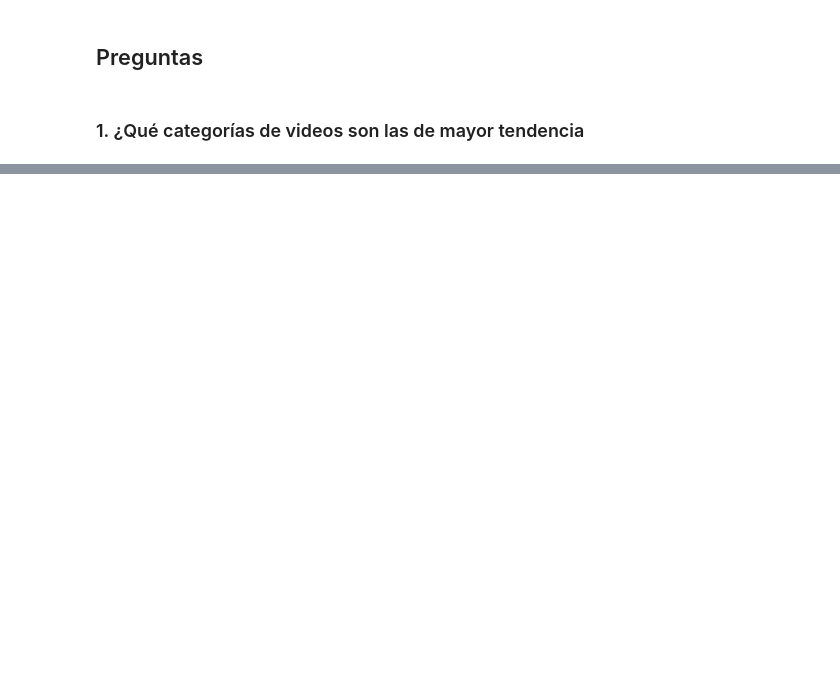
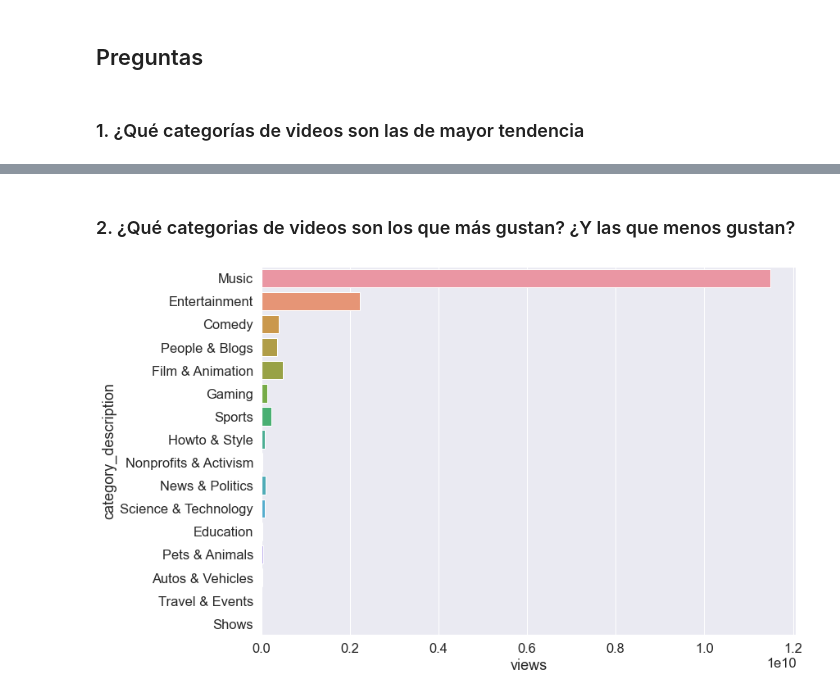
Before and after one commit to Jack-Cruz/EB-2021-1-CC51, a Jupyter notebook: code2/code.ipynb, the cells around one changed output, grey strips where cells are left out. Saved outputs shown, nothing was run; the diff lists cells and outputs as text; code cells hidden in the pictures; blank space fills up the shorter version.

```diff
--- a/code2/code.ipynb
+++ b/code2/code.ipynb
@@ -406,0 +291,12 @@ coef_df
+# %% [markdown]
+### 2. ¿Qué categorias de videos son los que más gustan? ¿Y las que menos gustan?
+# %%
+pregunta2 = video_level.copy()
+pregunta2 = video_level.groupby(['category_description']).sum()
+pregunta2.sort_values(by=['likes'], ascending=False, inplace=True)
+
+sns.set(font_scale=1.5, rc={'figure.figsize':(11.7,8.27)})
+tmp = pregunta2.views
+_ = sns.barplot(y=tmp.index,x=tmp)
+# %% [output]
+[figure, added]
```
Also changed, not shown: parts of 36 cells of this notebook.
